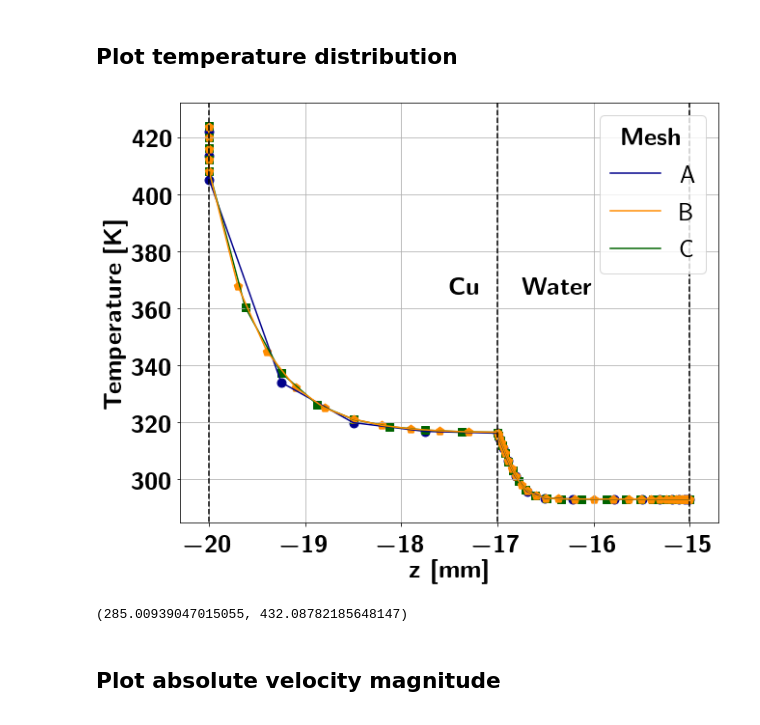
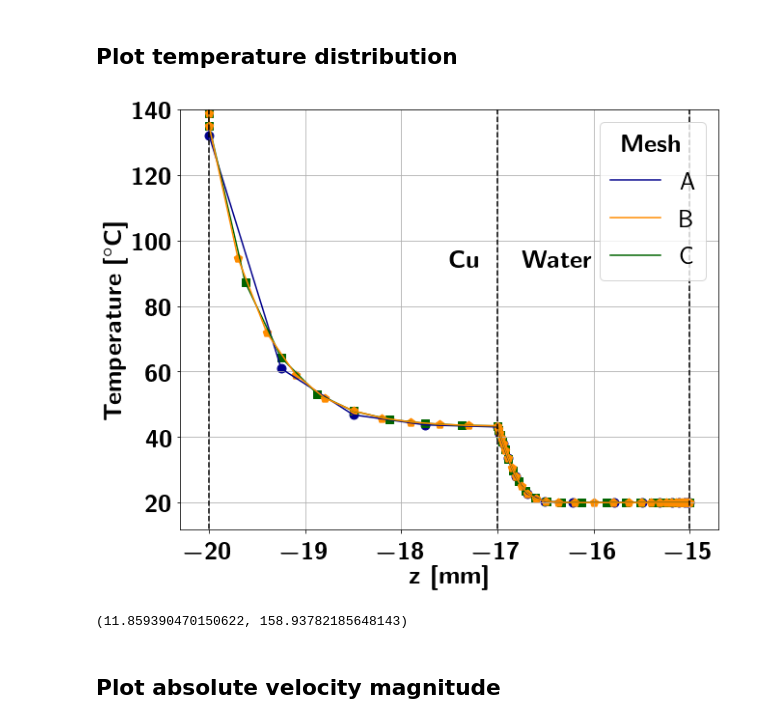
Before and after one commit to kromerh/phd_python, a Jupyter notebook: 03_COMSOL/01.cfd/01.cfd.01.MR.lam.mesh_refinement.ipynb, the cells around one changed output. Drawn from its saved outputs; the diff is of its cells as text; code cells hidden in the pictures.

```diff
--- a/03_COMSOL/01.cfd/01.cfd.01.MR.lam.mesh_refinement.ipynb
+++ b/03_COMSOL/01.cfd/01.cfd.01.MR.lam.mesh_refinement.ipynb
@@ -219,41 +219,41 @@ plt.figure(figsize=(10,8))
 for r, c, m, lbl  in zip(runs, colors, markers, mesh_cats):
     this_df = df_all[ df_all['run'] == r ]
     this_df = this_df.sort_values(by=['z'])
 
     # plot
-    plt.scatter(this_df['z'], this_df['T'], c=c, marker=m, label=None, s=msize)
-    plt.plot(this_df['z'], this_df['T'], c=c, label=f'{lbl}')
+    plt.scatter(this_df['z'], this_df['T']-273.15, c=c, marker=m, label=None, s=msize)
+    plt.plot(this_df['z'], this_df['T']-273.15, c=c, label=f'{lbl}')
 
 ax = plt.gca()
 ylim = ax.get_ylim()
 plt.plot([-17, -17], [-10, 1000], color='black', linestyle='--')
 plt.plot([-20, -20], [-10, 1000], color='black', linestyle='--')
 plt.plot([-15, -15], [-10, 1000], color='black', linestyle='--')
-plt.ylim(ylim)
+plt.ylim(ylim[0], 140)
 ax.tick_params(axis = 'both', which = 'major', labelsize = ls)
-ax.text(-17.5, 365, r'\textbf{Cu}', color='black', fontsize=fs)
-ax.text(-16.75, 365, r'\textbf{Water}', color='black', fontsize=fs)
+ax.text(-17.5, 365-273.15, r'\textbf{Cu}', color='black', fontsize=fs)
+ax.text(-16.75, 365-273.15, r'\textbf{Water}', color='black', fontsize=fs)
 plt.grid()
 plt.xlabel(r'\textbf{z [mm]}', fontsize=fs)
-plt.ylabel(r'\textbf{Temperature [K]}', fontsize=fs)
+plt.ylabel(r'\textbf{Temperature [$^\circ$C]}', fontsize=fs)
 
 handles,labels = ax.get_legend_handles_labels()
 
 handles = [handles[0], handles[2], handles[1]]
 labels = [labels[0], labels[2], labels[1]]
 
 leg = ax.legend(handles,labels,title=r'\textbf{Mesh}',loc='upper right', fontsize=fs)
 leg.set_title(r'\textbf{Mesh}', prop = {'size':fs})
 
 plt.setp(legend.get_title(),fontsize=fs)
 # plt.title('Mesh refinement')
 plt.savefig(f'{folder}/mesh_refinement_T_abs.png', dpi=600)
 plt.savefig(f'{output_figures}/mesh_refinement_T_abs.pdf', dpi=600)
 plt.show()
 print(ylim)
 # %% [output]
-[figure, old version]
+[figure, new version]
-(285.00939047015055, 432.08782185648147)
+(11.859390470150622, 158.93782185648143)
 # %% [markdown]
 ## Plot absolute velocity magnitude
 # %%
```
Also changed, not shown: parts of 1 cell of this notebook.
